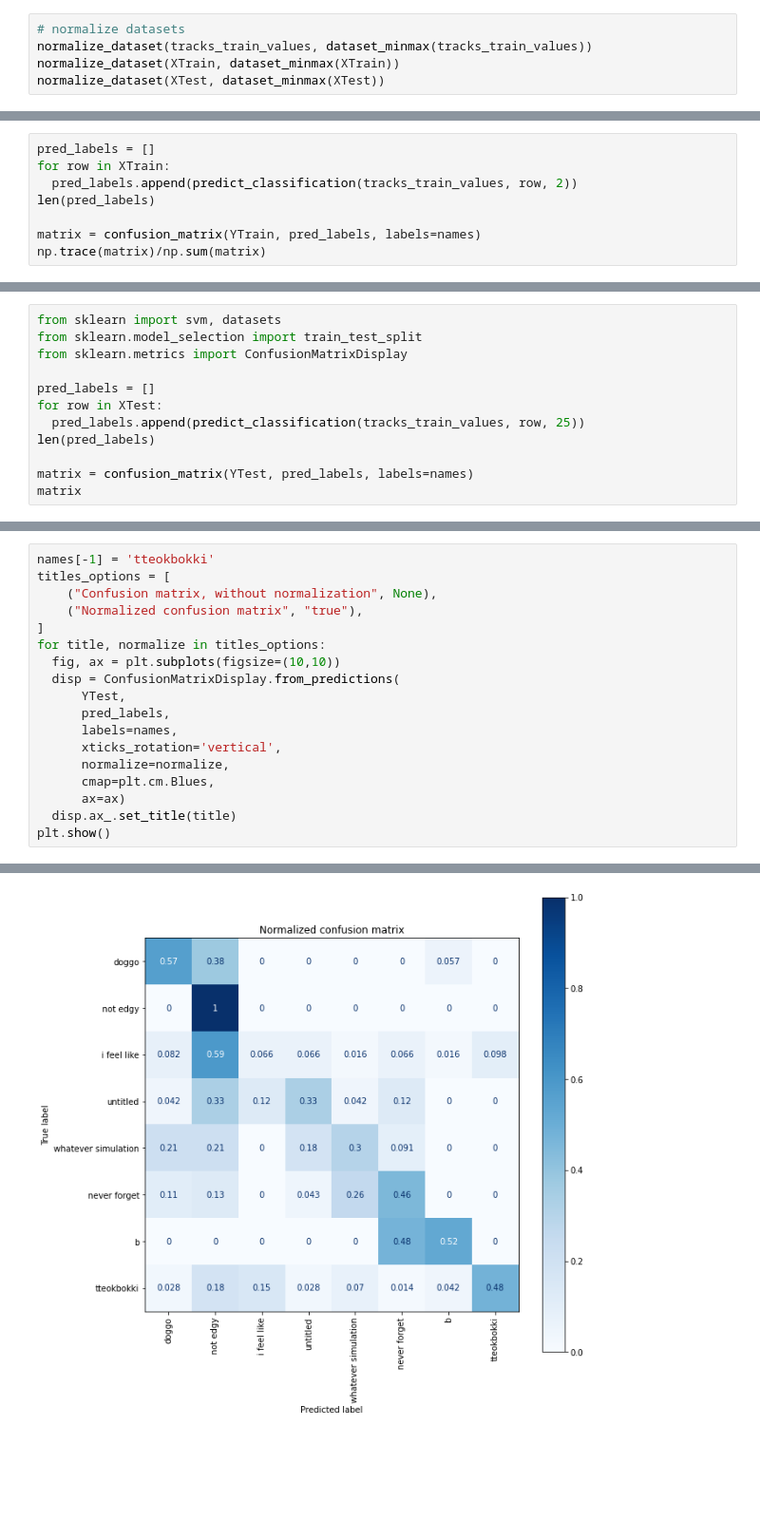
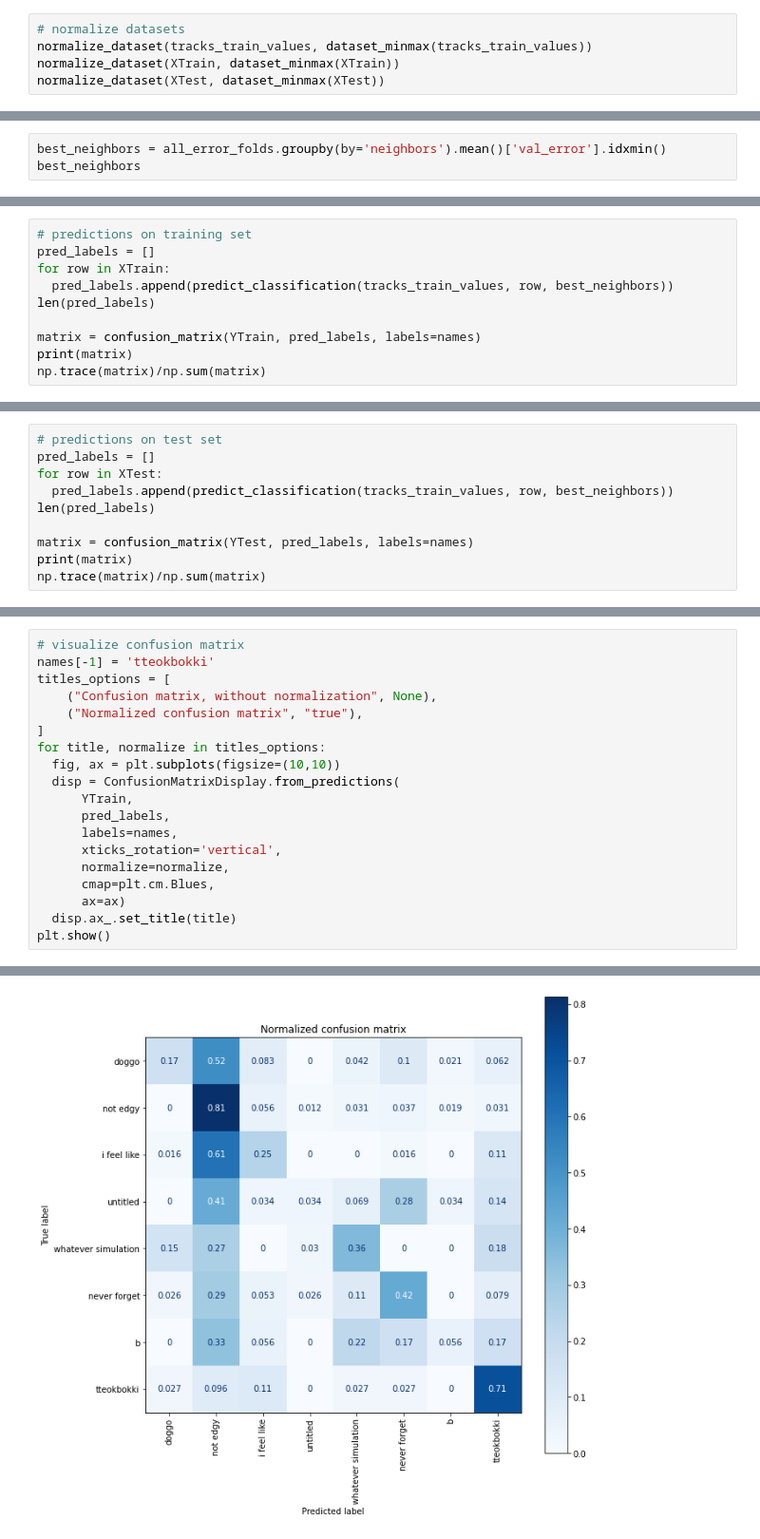
Before and after one commit to edwardD2/API_Spotify, a Jupyter notebook: knn.ipynb, the cells around one changed output, grey strips where cells are left out. Shown at 95% size. Drawn from its saved outputs; the diff is of its cells as text; blank space fills up the shorter version.

Commit message:
implemented k-fold cross validation

```diff
--- a/knn.ipynb
+++ b/knn.ipynb
@@ -107,0 +164,3 @@ normalize_dataset(XTest, dataset_minmax(XTest))
+# %%
+best_neighbors = all_error_folds.groupby(by='neighbors').mean()['val_error'].idxmin()
+best_neighbors
@@ -108,9 +169,11 @@ normalize_dataset(XTest, dataset_minmax(XTest))
 # %%
+# predictions on training set
 pred_labels = []
 for row in XTrain:
-  pred_labels.append(predict_classification(tracks_train_values, row, 2))
+  pred_labels.append(predict_classification(tracks_train_values, row, best_neighbors))
 len(pred_labels)
 
 matrix = confusion_matrix(YTrain, pred_labels, labels=names)
+print(matrix)
 np.trace(matrix)/np.sum(matrix)
 # %% [output]
@@ -118,13 +189,11 @@ np.trace(matrix)/np.sum(matrix)
 # %%
-from sklearn import svm, datasets
-from sklearn.model_selection import train_test_split
-from sklearn.metrics import ConfusionMatrixDisplay
-
+# predictions on test set
 pred_labels = []
 for row in XTest:
-  pred_labels.append(predict_classification(tracks_train_values, row, 25))
+  pred_labels.append(predict_classification(tracks_train_values, row, best_neighbors))
 len(pred_labels)
 
 matrix = confusion_matrix(YTest, pred_labels, labels=names)
-matrix
+print(matrix)
+np.trace(matrix)/np.sum(matrix)
 # %% [output]
@@ -143,4 +209,5 @@ np.trace(matrix)/np.sum(matrix)
 # %%
+# visualize confusion matrix
 names[-1] = 'tteokbokki'
 titles_options = [
     ("Confusion matrix, without normalization", None),
@@ -149,7 +216,7 @@ titles_options = [
 for title, normalize in titles_options:
   fig, ax = plt.subplots(figsize=(10,10))
   disp = ConfusionMatrixDisplay.from_predictions(
-      YTest,
+      YTrain,
       pred_labels,
       labels=names,
       xticks_rotation='vertical',
@@ -163 +230 @@ plt.show()
-[figure, old version]
+[figure, new version]
```
Also changed, not shown: parts of 7 cells of this notebook.
